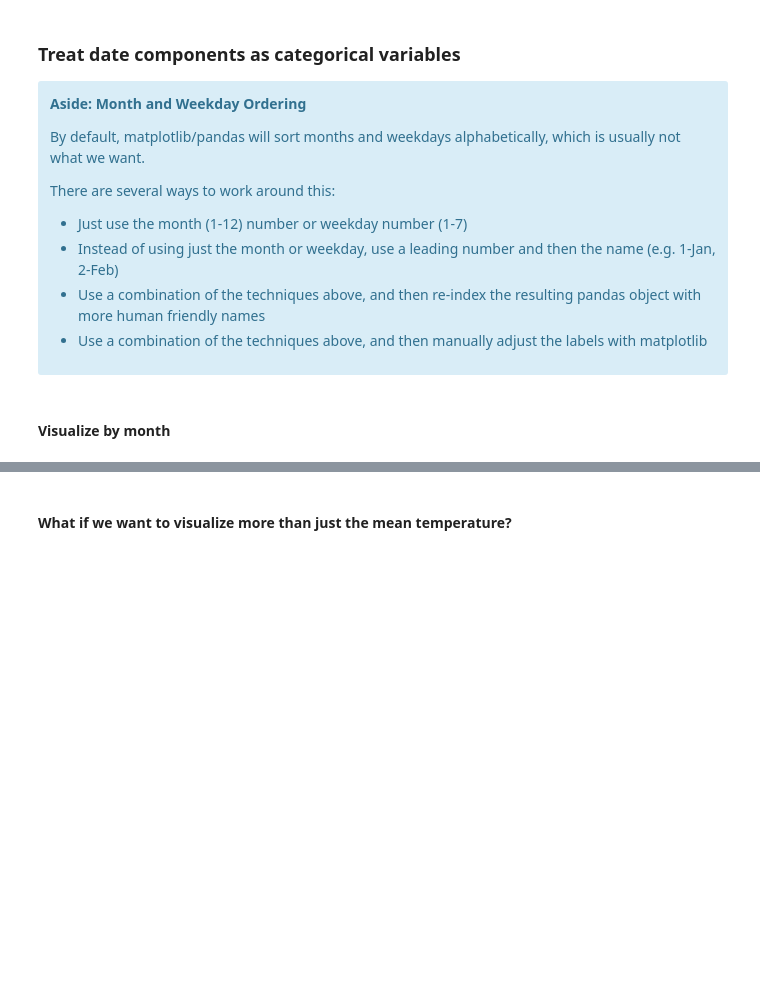
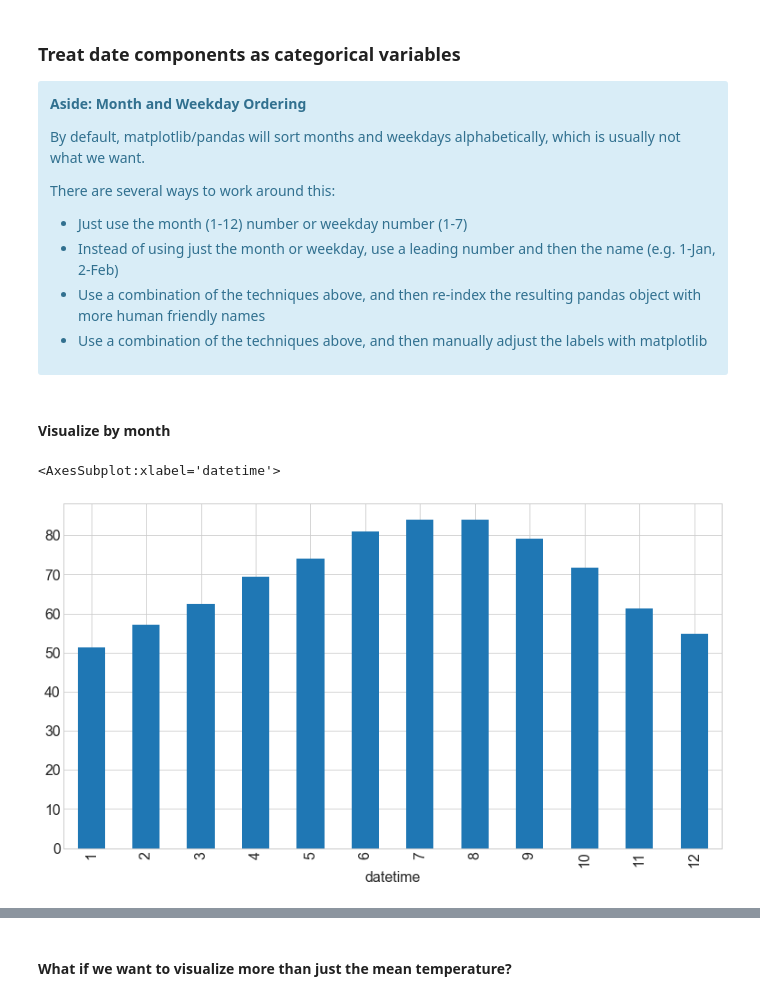
Before and after one commit to VelasquezAlejandro044/time-series-exercises, a Jupyter notebook: TSA_explore_lesson.ipynb, the cells around one changed output, grey strips where cells are left out. Cells and saved outputs as stored; diff of their text form; code cells hidden in the pictures; blank space fills up the shorter version.

```diff
--- a/TSA_explore_lesson.ipynb
+++ b/TSA_explore_lesson.ipynb
@@ -83,5 +128,7 @@ ax.legend(loc = 'lower right')
 df['month'] = df.index.month
 # %%
 # Plot mean temperature by month (bar plot)
-# y.groupby(y.index.month).mean().plot.bar()
-df.groupby(df.index.strftime('%m-%b')).temp.mean().plot.bar()
+y.groupby(y.index.month).mean().plot.bar()
+# %% [output]
+<AxesSubplot:xlabel='datetime'>
+[figure, added]
```
Also changed, not shown: parts of 43 cells of this notebook, 2 other files.
